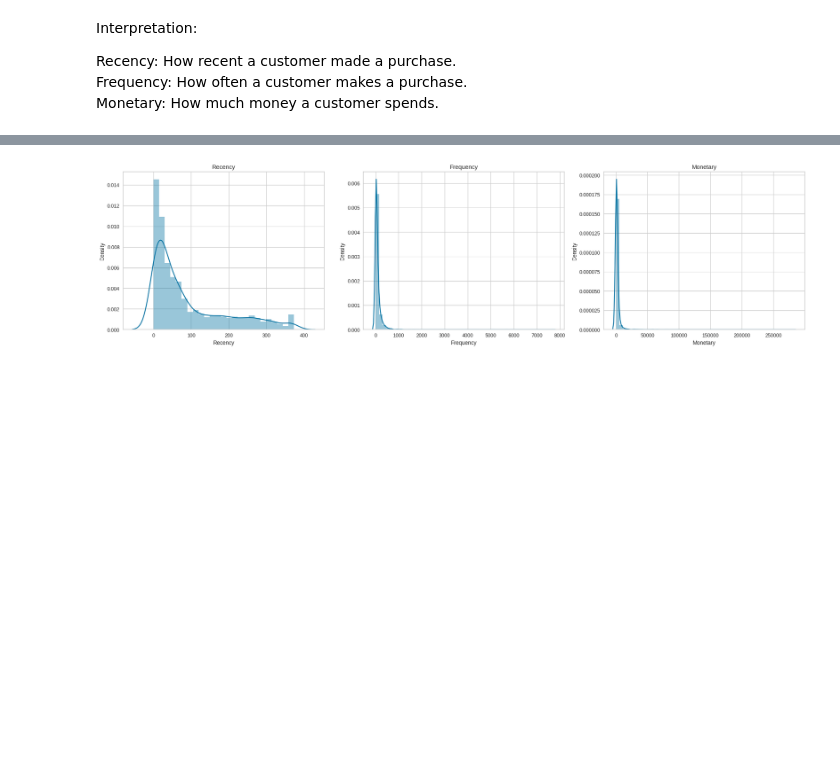
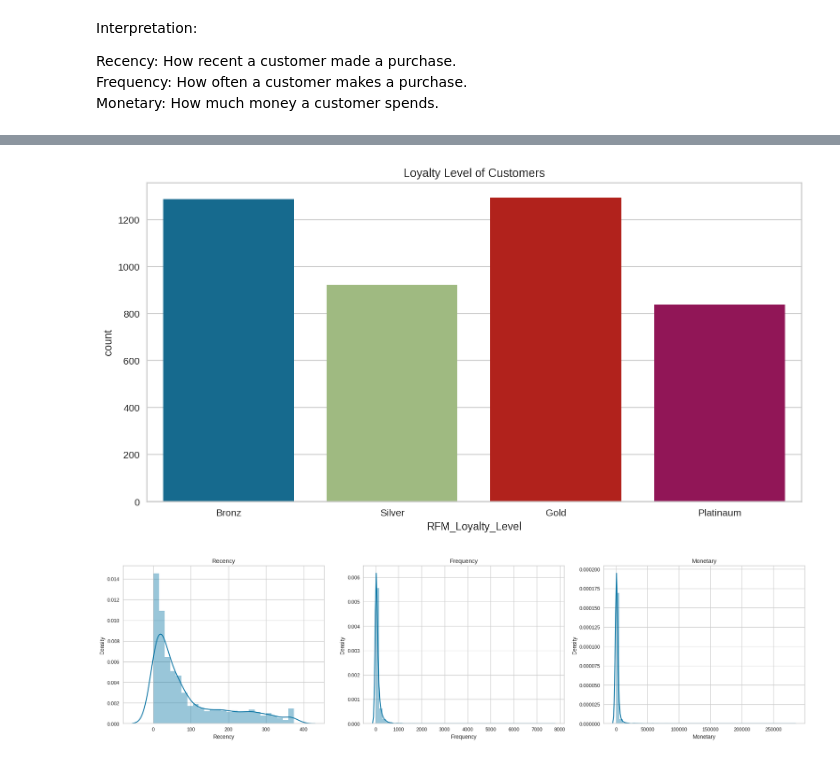
Before and after one commit to junaiskv94/Online-retail-segmentaion, a Jupyter notebook: Capstone4_Online_retail_segmentaion.ipynb, the cells around one changed output, grey strips where cells are left out. Saved outputs shown, nothing was run; the diff lists cells and outputs as text; code cells hidden in the pictures; blank space fills up the shorter version.

```diff
--- a/Capstone4_Online_retail_segmentaion.ipynb
+++ b/Capstone4_Online_retail_segmentaion.ipynb
@@ -452,12 +478,0 @@ rfm_df.head(10)
-# %%
-
-# Calculating R, F and M scores by splitting Recency, Frequency	and Monetary based on quantiles
-rfm_df['R'] = pd.qcut(rfm_df['Recency'], q=4, labels=[4,3,2,1]).astype(int)
-rfm_df['F'] = pd.qcut(rfm_df['Frequency'], q=4, labels=[1,2,3,4]).astype(int)
-rfm_df['M'] = pd.qcut(rfm_df['Monetary'], q=4, labels=[1,2,3,4]).astype(int)
-
-# Finding the RFM Group for each customer by combining the factors R,Fand M
-rfm_df['RFM'] = 100*rfm_df['R'] + 10*rfm_df['F'] + rfm_df['M']
-
-# Finding the RFM Score for each customer by adding the factors R,Fand M
-rfm_df['RFM_Score'] = rfm_df['R'] + rfm_df['F'] + rfm_df['M']
@@ -470,0 +481,12 @@ Like this we can come up with number of segments for all combinations of R,F and
+# %%
+r_labels = range(4, 0, -1)
+r_quartiles = pd.qcut(rfm_df['Recency'], 4, labels = r_labels)
+rfm_df = rfm_df.assign(R = r_quartiles.values)
+
+f_labels = range(1,5)
+m_labels = range(1,5)
+f_quartiles = pd.qcut(rfm_df['Frequency'], 4, labels = f_labels)
+m_quartiles = pd.qcut(rfm_df['Monetary'], 4, labels = m_labels)
+rfm_df = rfm_df.assign(F = f_quartiles.values)
+rfm_df = rfm_df.assign(M = m_quartiles.values)
+rfm_df.head()
@@ -470,0 +503,7 @@ Like this we can come up with number of segments for all combinations of R,F and
+# %%
+def join_rfm(x):
+    return str(int(x['R'])) + str(int(x['F'])) + str(int((x['M'])))
+
+rfm_df['RFM_Segment'] = rfm_df.apply(join_rfm, axis=1)
+rfm_df['RFM_Score'] = rfm_df[['R','F','M']].sum(axis=1)
+rfm_df.head()
@@ -471,3 +582,11 @@ Like this we can come up with number of segments for all combinations of R,F and
+# %%
+# Plot the loyelty level
+plt.figure(figsize=(12,6))
+sns.countplot(rfm_df['RFM_Loyalty_Level'])
+plt.title('Loyalty Level of Customers')
+plt.show()
+# %% [output]
+[figure, added]
 # %%
 target = ['Recency', 'Frequency',	'Monetary']
 plt.figure(figsize=(20,10), dpi=90)
```
Also changed, not shown: parts of 78 cells of this notebook.
